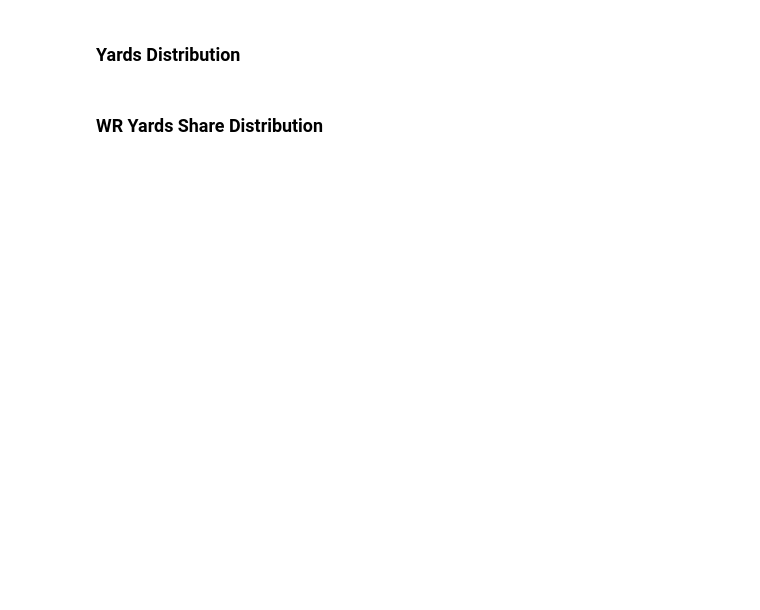
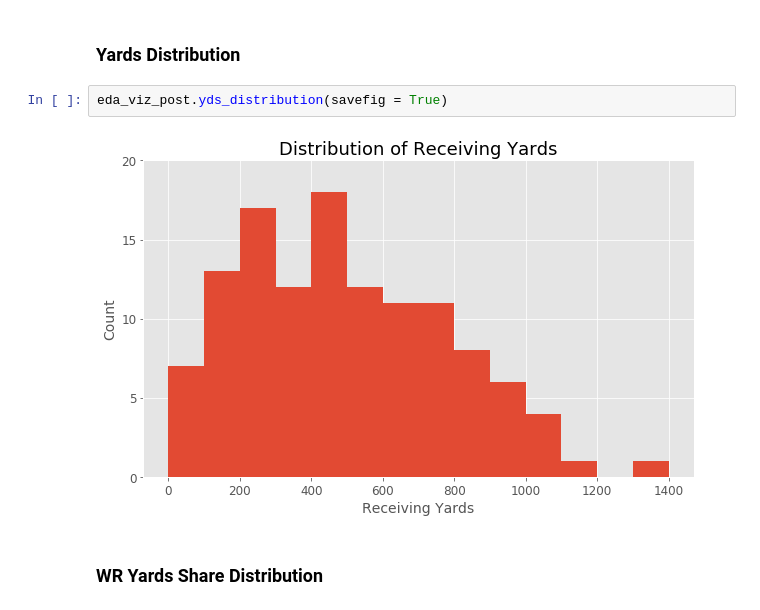
Before and after one commit to tevans-barton/WRSecondYearJumps, a Jupyter notebook: notebooks/4.0 EDA Post-Cleaning.ipynb, the cells around one changed output. Drawn from its saved outputs; the diff is of its cells as text; blank space fills up the shorter version.

```diff
--- a/notebooks/4.0 EDA Post-Cleaning.ipynb
+++ b/notebooks/4.0 EDA Post-Cleaning.ipynb
@@ -168,4 +173,8 @@ eda_viz_post.rec_distribution(savefig = True)
 # %% [markdown]
 ### Yards Distribution
+# %%
+eda_viz_post.yds_distribution(savefig = True)
+# %% [output]
+[figure, added]
 # %% [markdown]
 ### WR Yards Share Distribution
```
Also changed, not shown: parts of 38 cells of this notebook, 3 other files.
